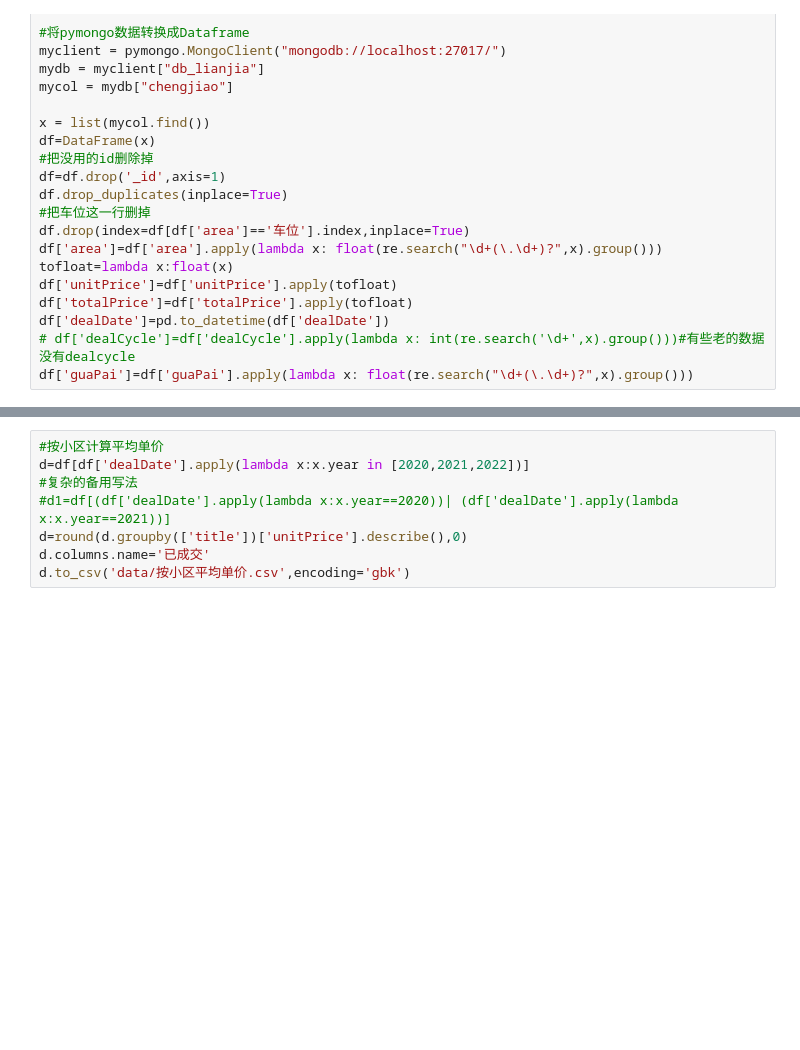
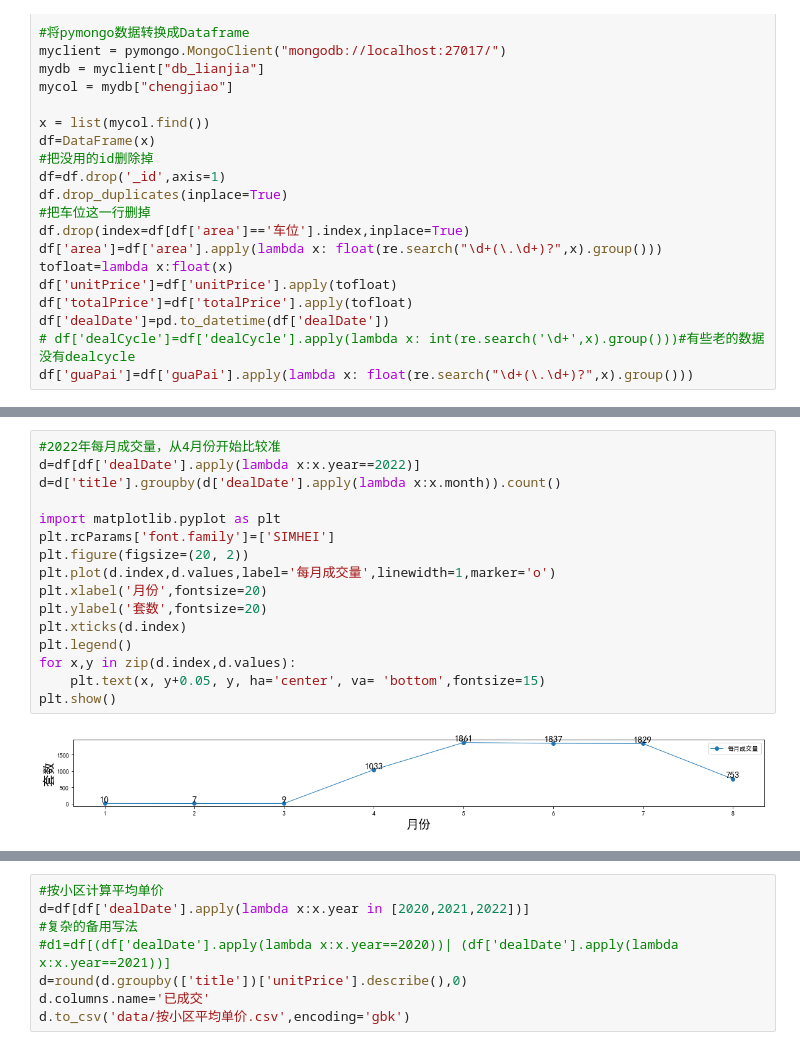
Before and after one commit to hc198974/spider_lianjia, a Jupyter notebook: chengjiao_describe.ipynb, the cells around one changed output, grey strips where cells are left out. Saved outputs shown, nothing was run; the diff lists cells and outputs as text; blank space fills up the shorter version.

```diff
--- a/chengjiao_describe.ipynb
+++ b/chengjiao_describe.ipynb
@@ -76,3 +103,21 @@ plt.show()
+# %%
+#2022年每月成交量，从4月份开始比较准
+d=df[df['dealDate'].apply(lambda x:x.year==2022)]
+d=d['title'].groupby(d['dealDate'].apply(lambda x:x.month)).count()
+
+import matplotlib.pyplot as plt
+plt.rcParams['font.family']=['SIMHEI']
+plt.figure(figsize=(20, 2))
+plt.plot(d.index,d.values,label='每月成交量',linewidth=1,marker='o')
+plt.xlabel('月份',fontsize=20)
+plt.ylabel('套数',fontsize=20)
+plt.xticks(d.index)
+plt.legend()
+for x,y in zip(d.index,d.values):
+    plt.text(x, y+0.05, y, ha='center', va= 'bottom',fontsize=15)
+plt.show()
+# %% [output]
+[figure, added]
 # %%
 #获得某个单价区间的成交量
 bins=[0,5000,10000,15000,20000,25000,30000]
```
Also changed, not shown: parts of 10 cells of this notebook, 3 other files.
